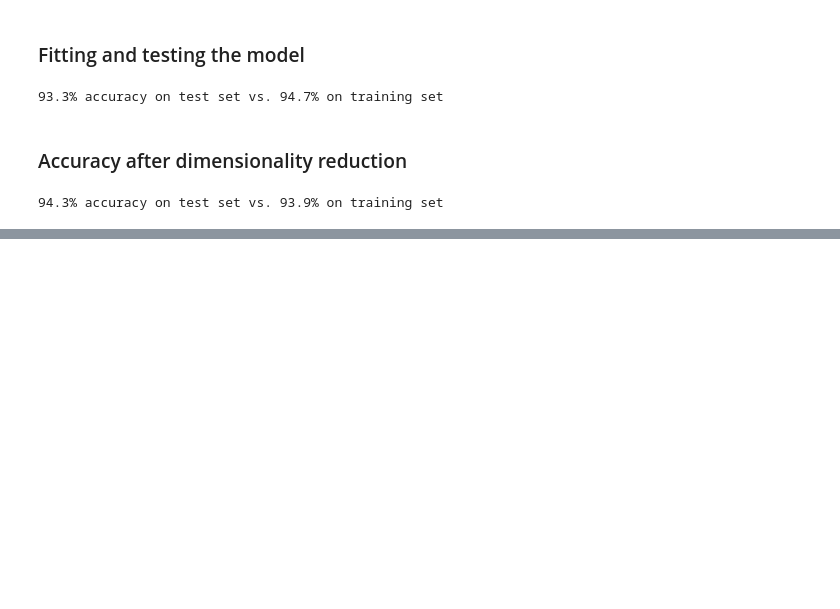
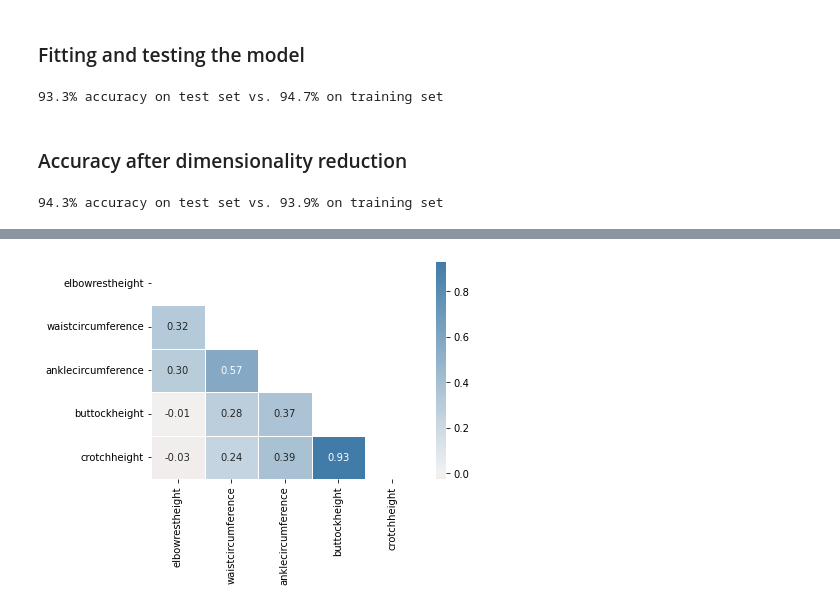
Before and after one commit to xwu0223/MBAN-6400, a Jupyter notebook: Dimension Reduction in Python/The curse of dimensionality/ch2.ipynb, the cells around one changed output, grey strips where cells are left out. Drawn from its saved outputs; the diff is of its cells as text; code cells hidden in the pictures; blank space fills up the shorter version.

```diff
--- a/Dimension Reduction in Python/The curse of dimensionality/ch2.ipynb
+++ b/Dimension Reduction in Python/The curse of dimensionality/ch2.ipynb
@@ -63,0 +182,12 @@ print("{0:.1%} accuracy on test set vs. {1:.1%} on training set".format(accuracy
+# %%
+# Create the correlation matrix
+corr = ansur_df.corr()
+
+# Generate a mask for the upper triangle
+mask = np.triu(np.ones_like(corr, dtype=bool))
+
+# Add the mask to the heatmap
+sns.heatmap(corr, mask=mask, cmap=cmap, center=0, linewidths=1, annot=True, fmt=".2f")
+plt.show()
+# %% [output]
+[figure, added]
```
Also changed, not shown: parts of 15 cells of this notebook, 1 other file.
